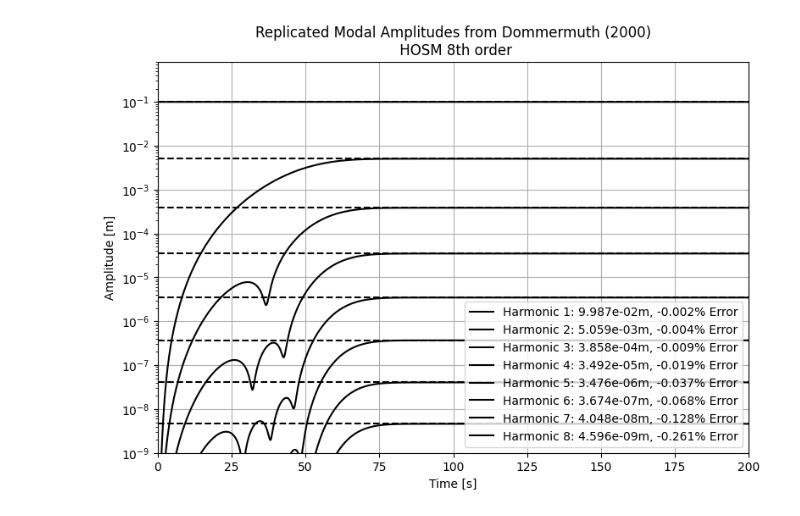
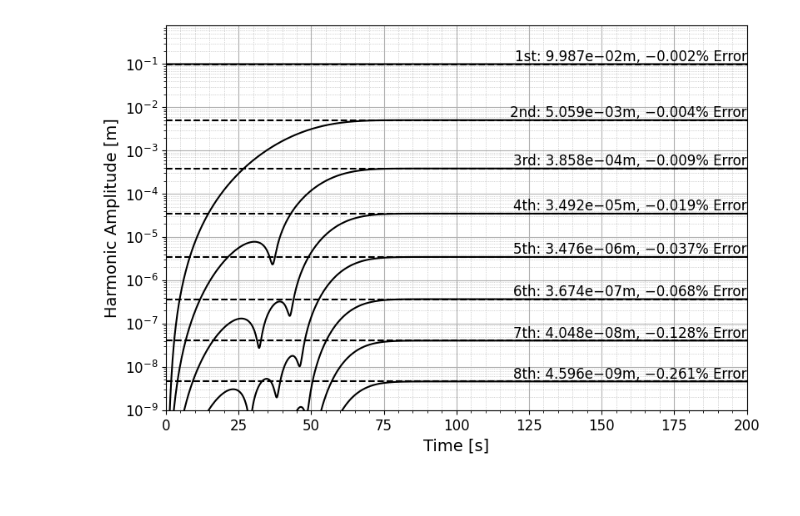
Before and after one commit to VegardBaa/HOSim, a Jupyter notebook: verification/verification.ipynb, the cells around one changed output. Drawn from its saved outputs; the diff is of its cells as text; code cells hidden in the pictures; blank space fills up the shorter version.

Commit message:
Updated verification

```diff
--- a/verification/verification.ipynb
+++ b/verification/verification.ipynb
@@ -12,7 +12,7 @@ import matplotlib.pyplot as plt
 import jax
 jax.config.update("jax_enable_x64", True)
 # %%
-modes = 128
+modes = 64
 mHOS = 8
 tMax = 200
 step_size = 0.025
@@ -27,7 +27,7 @@ g = 9.81
 eta_hat_0 = np.zeros(modes+1, dtype=complex)
 phi_hat_0 = np.zeros(modes+1, dtype=complex)
 
-eta_hat_0[1] = A*modes
+eta_hat_0[1] = A * modes
 phi_hat_0[1] = -1.j * A * np.sqrt(g/k) * modes
 
 y = np.concatenate((eta_hat_0, phi_hat_0))
@@ -49,21 +49,41 @@ for i in range(steps):
     t += step_size
 
 result[-1] = y[1:harmonics+1]
-
-amps = np.array([9.9870520E-02, 5.0594125E-03, 3.8584235E-04, 3.4929691E-05, 3.4769679E-06, 3.6763951E-07, 4.0531740E-08, 4.6076934E-09])
-
-plt.figure(figsize=(9, 6))
-for i in range(harmonics):
-    plt.semilogy(np.linspace(0, tMax, len(result[:, 0])), abs(result[:, i]) / modes, color="k", label=f"Harmonic {i+1}: {abs(result[-1, i]) / modes:.3e}m, {(abs(result[-1, i]) / modes - amps[i])/(abs(result[-1, i]) / modes)*100:.3f}% Error")
-    plt.axhline(y=amps[i], color="k", linestyle="--")
-
-plt.grid()
-plt.title("Replicated Modal Amplitudes from Dommermuth (2000)\n HOSM 8th order")
-plt.xlim(0, tMax)
-plt.ylim(10.0E-10)
-plt.ylabel("Amplitude [m]")
-plt.xlabel("Time [s]")
-plt.legend(loc=4)
-plt.show()
-# %% [output]
-[figure, removed]
+# %%
+def ordinal(n):
+    if 10 <= n % 100 <= 20:
+        suffix = 'th'
+    else:
+        suffix = {1: 'st', 2: 'nd', 3: 'rd'}.get(n % 10, 'th')
+    return f"{n}{suffix}"
+
+fontsize = 12
+
+amps = np.array([9.9870520E-02, 5.0594125E-03, 3.8584235E-04, 3.4929691E-05, 3.4769679E-06, 3.6763951E-07, 4.0531740E-08, 4.6076934E-09])
+
+fig, ax = plt.subplots(figsize=(9, 6))
+for i in range(harmonics):
+    modal_result = abs(result[-1, i]) / modes
+    modal_error = (modal_result - amps[i]) / modal_result * 100
+    plt.semilogy(np.linspace(0, tMax, result.shape[0]), abs(result[:, i]) / modes, color="k", label=f"Harmonic {i+1}: {modal_result:.3e}m, {modal_error:.3f}% Error")
+    plt.axhline(y=amps[i], color="k", linestyle="--")
+    ax.annotate(f"{ordinal(i+1)}: {modal_result:.3e}m, {modal_error:+1.3f}% Error".replace("-", "−"),
+                xy=(tMax, modal_result),         # Point to annotate
+                xytext=(tMax, modal_result),     # Text location
+                # arrowprops=dict(arrowstyle='-'),
+                va='bottom',
+                ha='right',
+                fontsize=fontsize)
+
+plt.xlim(0, tMax)
+plt.ylim(10.0E-10)
+plt.ylabel("Harmonic Amplitude [m]", fontsize=fontsize+2)
+plt.xlabel("Time [s]", fontsize=fontsize+2)
+ax.grid(True, which='major', linewidth=0.8)
+ax.minorticks_on()
+ax.grid(True, which='minor', linestyle=':', linewidth=0.5)
+ax.tick_params(labelsize=12)
+plt.savefig("results/verification_1d.pdf", dpi=300, bbox_inches='tight')
+plt.show()
+# %% [output]
+[figure, added]
```
Also changed, not shown: 1 other file.
